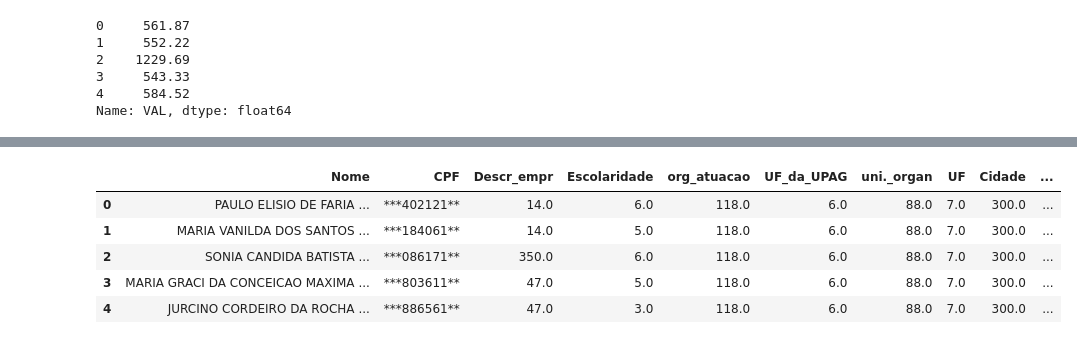
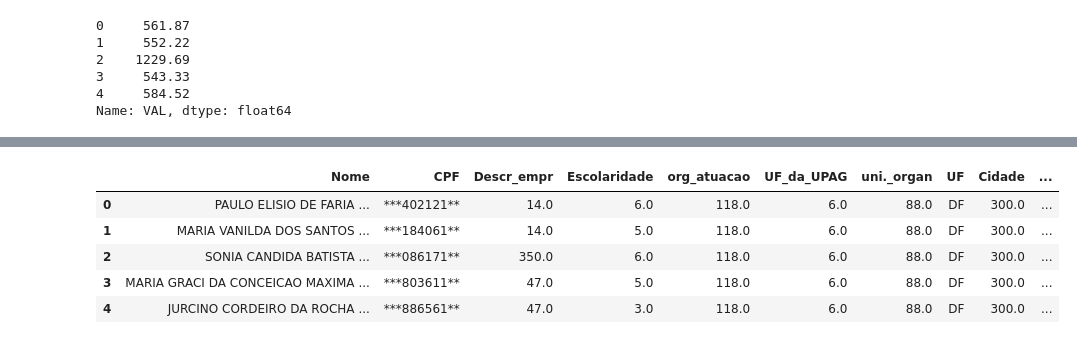
Before and after one commit to ghastcmd/data-science-project, a Jupyter notebook: Projeto.ipynb, the cells around one changed output, grey strips where cells are left out. Saved outputs shown, nothing was run; the diff lists cells and outputs as text; code cells hidden in the pictures.

```diff
--- a/Projeto.ipynb
+++ b/Projeto.ipynb
@@ -276,40 +258,40 @@ df_abono['Descr_empr'] = df_abono['Descr_empr'].cat.codes
 df_abono['Descr_empr'] = df_abono['Descr_empr'].astype('float64')
 
 df_abono['Escolaridade'] = df_abono['Escolaridade'].astype('category')
 df_abono['Escolaridade'] = df_abono['Escolaridade'].cat.codes
 df_abono['Escolaridade'] = df_abono['Escolaridade'].astype('float64')
 
 df_abono['org_atuacao'] = df_abono['org_atuacao'].astype('category')
 df_abono['org_atuacao'] = df_abono['org_atuacao'].cat.codes
 df_abono['org_atuacao'] = df_abono['org_atuacao'].astype('float64')
 
 df_abono['UF_da_UPAG'] = df_abono['UF_da_UPAG'].astype('category')
 df_abono['UF_da_UPAG'] = df_abono['UF_da_UPAG'].cat.codes
 df_abono['UF_da_UPAG'] = df_abono['UF_da_UPAG'].astype('float64')
 
 df_abono['uni._organ'] = df_abono['uni._organ'].astype('category')
 df_abono['uni._organ'] = df_abono['uni._organ'].cat.codes
 df_abono['uni._organ'] = df_abono['uni._organ'].astype('float64')
 
-df_abono['UF'] = df_abono['UF'].astype('category')
-df_abono['UF'] = df_abono['UF'].cat.codes
-df_abono['UF'] = df_abono['UF'].astype('float64')
+# df_abono['UF'] = df_abono['UF'].astype('category')
+# df_abono['UF'] = df_abono['UF'].cat.codes
+# df_abono['UF'] = df_abono['UF'].astype('float64')
 
 df_abono['Cidade'] = df_abono['Cidade'].astype('category')
 df_abono['Cidade'] = df_abono['Cidade'].cat.codes
 df_abono['Cidade'] = df_abono['Cidade'].astype('float64')
 
 df_abono['Situacao'] = df_abono['Situacao'].astype('category')
 df_abono['Situacao'] = df_abono['Situacao'].cat.codes
 df_abono['Situacao'] = df_abono['Situacao'].astype('float64')
 
 df_abono.head()
 # %% [output]
 |  | Nome | CPF | Descr_empr | Escolaridade | org_atuacao | UF_da_UPAG | uni._organ | UF | Cidade | ... |
-| 0 | PAULO ELISIO DE FARIA ... | ***402121** | 14.0 | 6.0 | 118.0 | 6.0 | 88.0 | 7.0 | 300.0 | ... |
-| 1 | MARIA VANILDA DOS SANTOS ... | ***184061** | 14.0 | 5.0 | 118.0 | 6.0 | 88.0 | 7.0 | 300.0 | ... |
-| 2 | SONIA CANDIDA BATISTA ... | ***086171** | 350.0 | 6.0 | 118.0 | 6.0 | 88.0 | 7.0 | 300.0 | ... |
-| 3 | MARIA GRACI DA CONCEICAO MAXIMA ... | ***803611** | 47.0 | 5.0 | 118.0 | 6.0 | 88.0 | 7.0 | 300.0 | ... |
-| 4 | JURCINO CORDEIRO DA ROCHA ... | ***886561** | 47.0 | 3.0 | 118.0 | 6.0 | 88.0 | 7.0 | 300.0 | ... |
+| 0 | PAULO ELISIO DE FARIA ... | ***402121** | 14.0 | 6.0 | 118.0 | 6.0 | 88.0 | DF | 300.0 | ... |
+| 1 | MARIA VANILDA DOS SANTOS ... | ***184061** | 14.0 | 5.0 | 118.0 | 6.0 | 88.0 | DF | 300.0 | ... |
+| 2 | SONIA CANDIDA BATISTA ... | ***086171** | 350.0 | 6.0 | 118.0 | 6.0 | 88.0 | DF | 300.0 | ... |
+| 3 | MARIA GRACI DA CONCEICAO MAXIMA ... | ***803611** | 47.0 | 5.0 | 118.0 | 6.0 | 88.0 | DF | 300.0 | ... |
+| 4 | JURCINO CORDEIRO DA ROCHA ... | ***886561** | 47.0 | 3.0 | 118.0 | 6.0 | 88.0 | DF | 300.0 | ... |
 # %%
 from sklearn.cluster import KMeans
```
Also changed, not shown: parts of 13 cells of this notebook.
